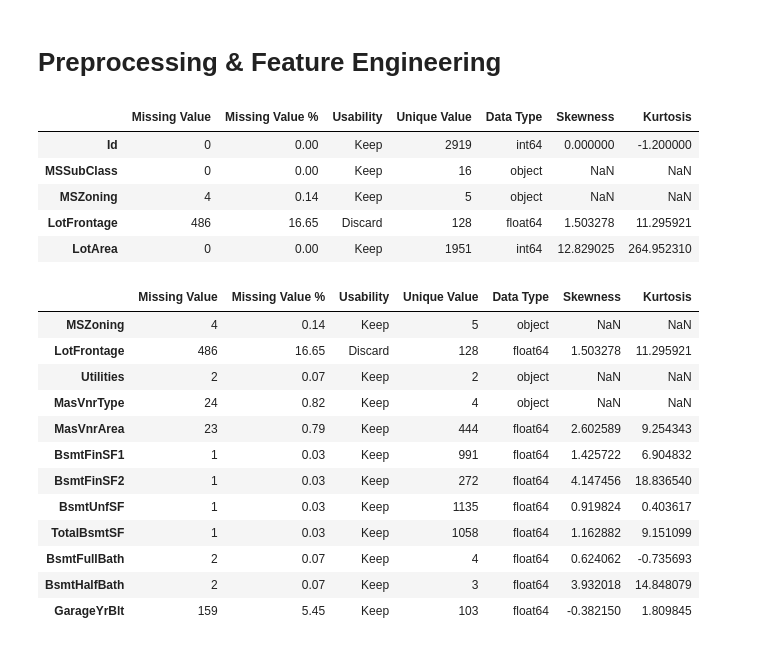
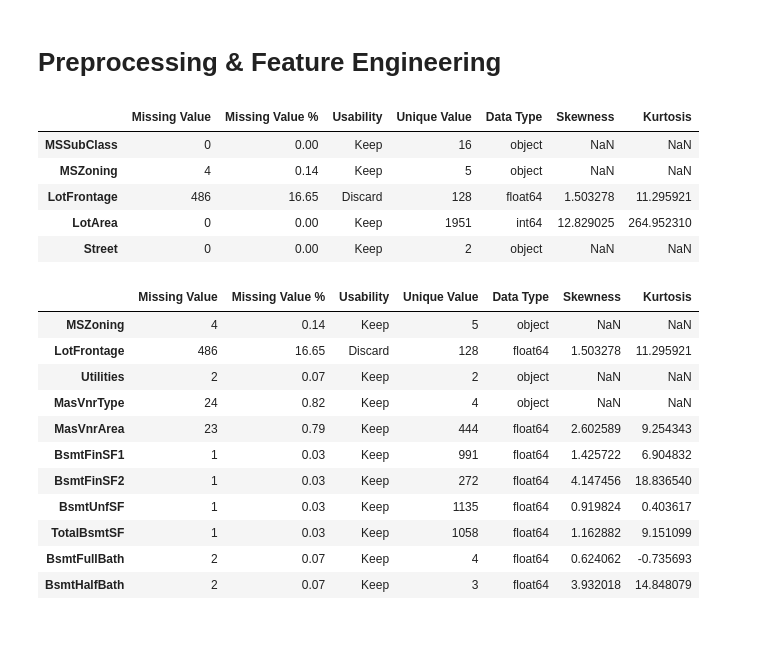
Before and after one commit to eh329/Kaggle, a Jupyter notebook: house-eh329-price.ipynb, the cells around one changed output. Saved outputs shown, nothing was run; the diff lists cells and outputs as text; code cells hidden in the pictures.

Commit message:
Kaggle Notebook | House/eh329/Price | Version 9

```diff
--- a/house-eh329-price.ipynb
+++ b/house-eh329-price.ipynb
@@ -250,16 +280,18 @@ for col in ['GarageType', 'GarageFinish', 'GarageQual', 'GarageCond',
            'MiscFeature', 'Fence', 'FireplaceQu', "Alley", "PoolQC"]:
     two_df[col] = two_df[col].fillna('None')
 # %%
-final = two_df.drop(["SalePrice"], axis = 1)
+drop_cols = ['GarageYrBlt','YearRemodAdd', "Id", "SalePrice"]
+final = two_df.drop(drop_cols, axis = 1)
+y_train = train["SalePrice"]
 stats = basic_details(final)
 stats.head()
 # %% [output]
 |  | Missing Value | Missing Value % | Usability | Unique Value | Data Type | Skewness | Kurtosis |
-| Id | 0 | 0.00 | Keep | 2919 | int64 | 0.000000 | -1.200000 |
 | MSSubClass | 0 | 0.00 | Keep | 16 | object | NaN | NaN |
 | MSZoning | 4 | 0.14 | Keep | 5 | object | NaN | NaN |
 | LotFrontage | 486 | 16.65 | Discard | 128 | float64 | 1.503278 | 11.295921 |
 | LotArea | 0 | 0.00 | Keep | 1951 | int64 | 12.829025 | 264.952310 |
+| Street | 0 | 0.00 | Keep | 2 | object | NaN | NaN |
 # %%
 stats[(stats["Usability"] == "Discard") | (stats["Missing Value"] > 0)]
 # %% [output]
@@ -275,4 +307,3 @@ stats[(stats["Usability"] == "Discard") | (stats["Missing Value"] > 0)]
 | TotalBsmtSF | 1 | 0.03 | Keep | 1058 | float64 | 1.162882 | 9.151099 |
 | BsmtFullBath | 2 | 0.07 | Keep | 4 | float64 | 0.624062 | -0.735693 |
 | BsmtHalfBath | 2 | 0.07 | Keep | 3 | float64 | 3.932018 | 14.848079 |
-| GarageYrBlt | 159 | 5.45 | Keep | 103 | float64 | -0.382150 | 1.809845 |
```
Also changed, not shown: parts of 12 cells of this notebook.
